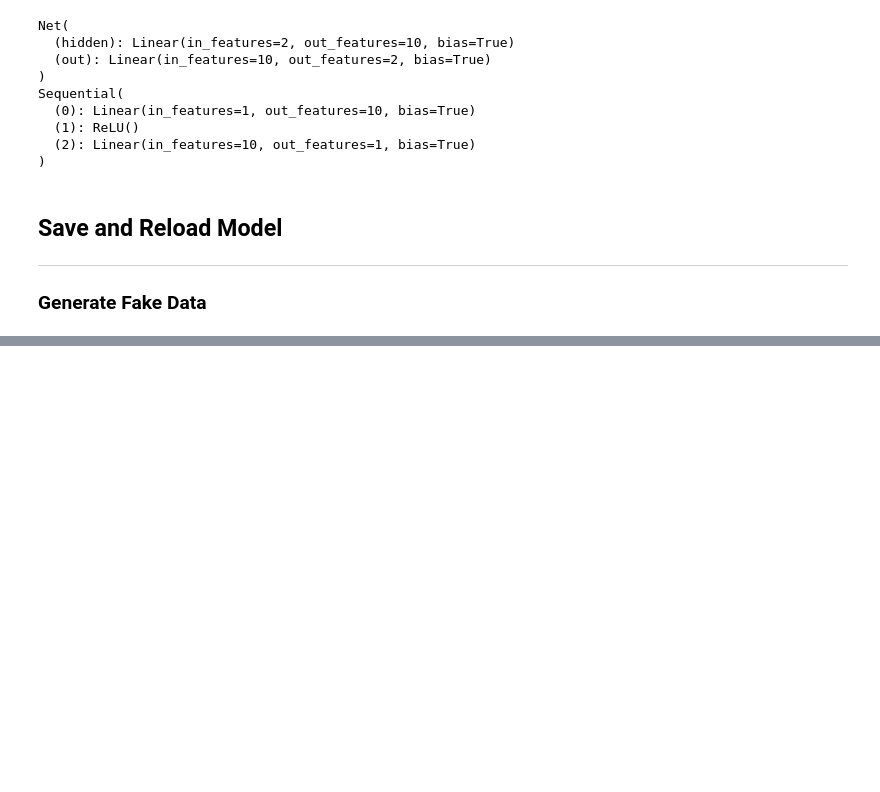
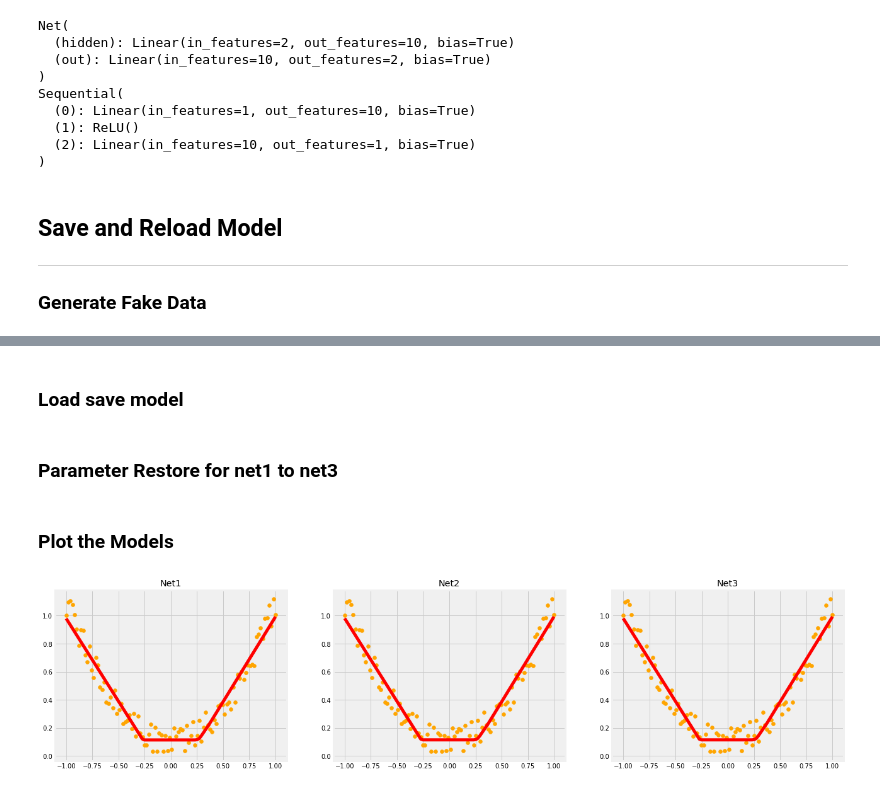
Before and after one commit to Lplenka/PyTorch-Tutorial, a Jupyter notebook: Neural Networks.ipynb, the cells around one changed output, grey strips where cells are left out. Cells and saved outputs as stored; diff of their text form; code cells hidden in the pictures; blank space fills up the shorter version.

Commit message:
Save model, model params and retrive both

```diff
--- a/Neural Networks.ipynb
+++ b/Neural Networks.ipynb
@@ -289,0 +320,47 @@ x, y = Variable(x, requires_grad=False), Variable(y, requires_grad=False)
+# %% [markdown]
+### Load save model
+# %%
+def restore_net():
+    # restore entire net1 to net2
+    net2 = torch.load('net.pkl')
+    prediction = net2(x)
+
+    # plot resulta
+    plt.figure(1, figsize=(20, 5))
+    plt.subplot(132)
+    plt.title('Net2')
+    plt.scatter(x.data.numpy(), y.data.numpy(), color = "orange")
+    plt.plot(x.data.numpy(), prediction.data.numpy(), 'r-', lw=5)
+# %% [markdown]
+### Parameter Restore for net1 to net3
+# %%
+def restore_params():
+    # restore only the parameters in net1 to net3
+    net3 = torch.nn.Sequential(
+        torch.nn.Linear(1, 10),
+        torch.nn.ReLU(),
+        torch.nn.Linear(10, 1)
+    )
+
+    # copy net1's parameters into net3
+    net3.load_state_dict(torch.load('net_params.pkl'))
+    prediction = net3(x)
+
+    # plot result
+    plt.figure(1, figsize=(20, 5))
+    plt.subplot(133)
+    plt.title('Net3')
+    plt.scatter(x.data.numpy(), y.data.numpy(), color = "orange")
+    plt.plot(x.data.numpy(), prediction.data.numpy(), 'r-', lw=5)
+    plt.show()
+# %% [markdown]
+### Plot the Models
+# %%
+# save net1
+save()
+# restore entire net (may slow)
+restore_net()
+# restore only the net parameters
+restore_params()
+# %% [output]
+[figure, added]
```
Also changed, not shown: parts of 2 cells of this notebook.
